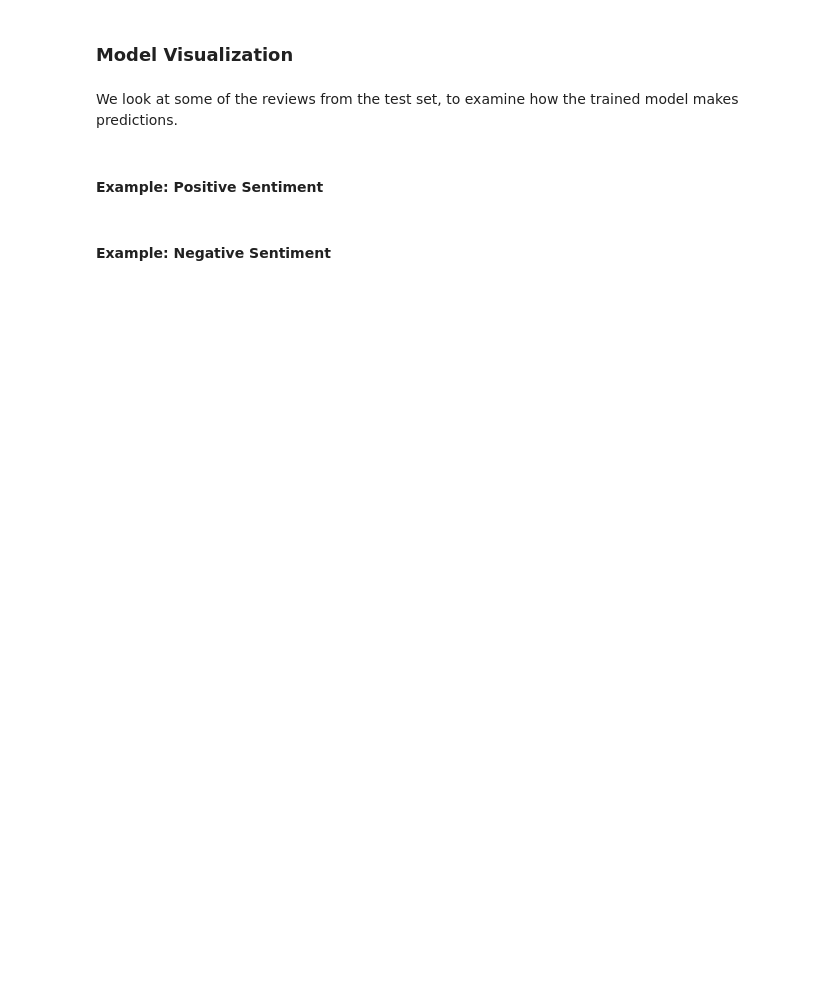
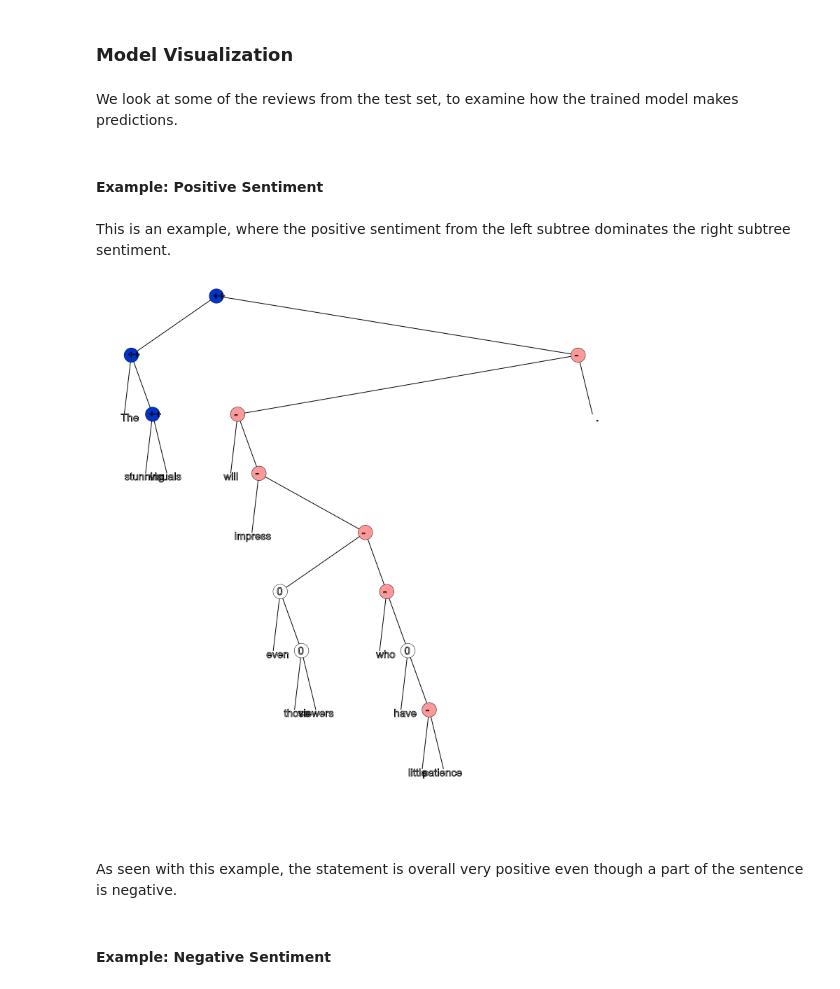
Before and after one commit to kc3/Springboard, a Jupyter notebook: capstone_1/notebooks/ModelVisualizations.ipynb, the cells around one changed output. Cells and saved outputs as stored; diff of their text form; code cells hidden in the pictures; blank space fills up the shorter version.

Commit message:
Added docs for Model Visualization

```diff
--- a/capstone_1/notebooks/ModelVisualizations.ipynb
+++ b/capstone_1/notebooks/ModelVisualizations.ipynb
@@ -19,3 +21,5 @@ from src.models.rntn import RNTN
 We look at some of the reviews from the test set, to examine how the trained model makes predictions.
 # %% [markdown]
 #### Example: Positive Sentiment
+# %% [markdown]
+This is an example, where the positive sentiment from the left subtree dominates the right subtree sentiment.
@@ -22,2 +35,12 @@ We look at some of the reviews from the test set, to examine how the trained mod
+# %%
+pos_txt = 'The stunning visuals will impress even those viewers who have little patience.'
+#y, predict_txt = predict_model(pos_txt)
+#pos_display_txt = build_str(str(predict_txt))
+# display(HTML(pos_display_txt))
+display(Image(filename='../docs/pos_sent_Visualizations.png'))
+# %% [output]
+[figure, added]
+# %% [markdown]
+As seen with this example, the statement is overall very positive even though a part of the sentence is negative.
 # %% [markdown]
 #### Example: Negative Sentiment
```
Also changed, not shown: parts of 23 cells of this notebook, 11 other files.
